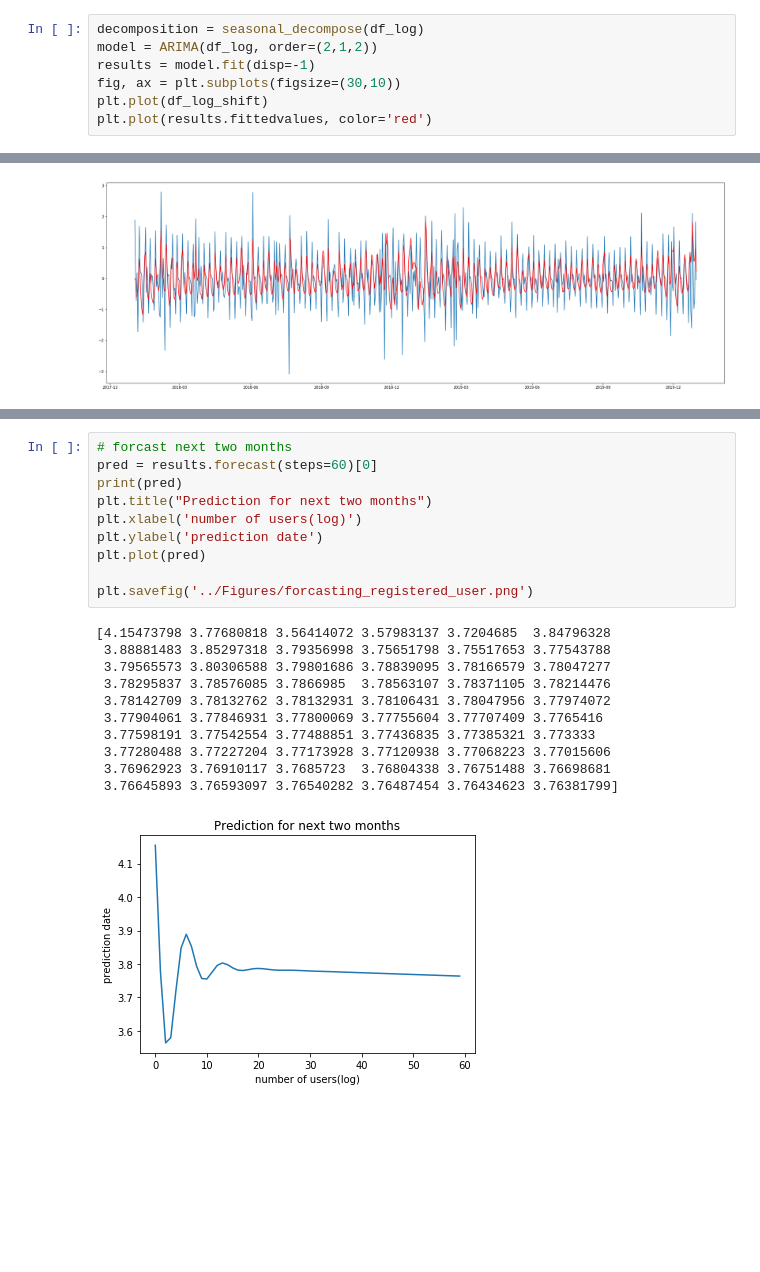
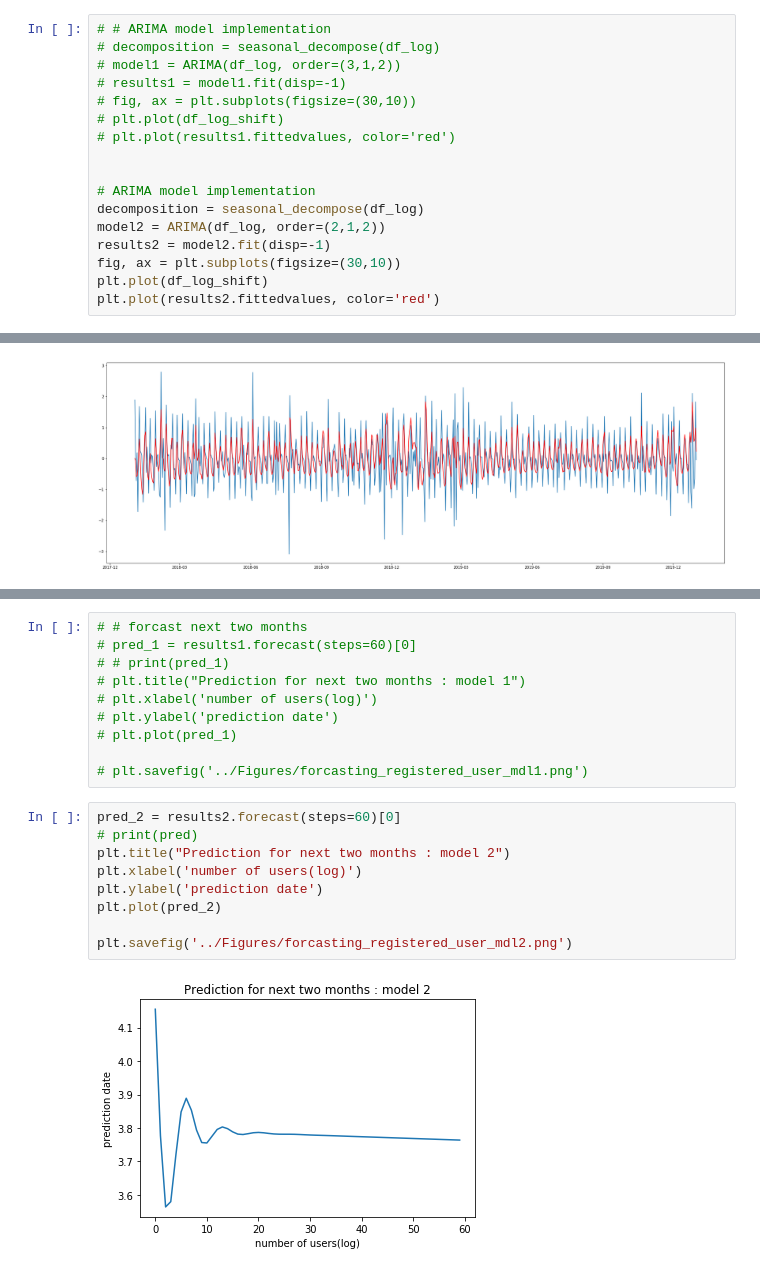
Before and after one commit to HMMJ-1991/bike-sharing, a Jupyter notebook: scripts/demand_by_member_type.ipynb, the cells around one changed output, grey strips where cells are left out. Cells and saved outputs as stored; diff of their text form; blank space fills up the shorter version.

```diff
--- a/scripts/demand_by_member_type.ipynb
+++ b/scripts/demand_by_member_type.ipynb
@@ -131,10 +96,20 @@ date
 # %%
+# # ARIMA model implementation
+# decomposition = seasonal_decompose(df_log)
+# model1 = ARIMA(df_log, order=(3,1,2))
+# results1 = model1.fit(disp=-1)
+# fig, ax = plt.subplots(figsize=(30,10))
+# plt.plot(df_log_shift)
+# plt.plot(results1.fittedvalues, color='red')
+
+
+# ARIMA model implementation
 decomposition = seasonal_decompose(df_log)
-model = ARIMA(df_log, order=(2,1,2))
-results = model.fit(disp=-1)
+model2 = ARIMA(df_log, order=(2,1,2))
+results2 = model2.fit(disp=-1)
 fig, ax = plt.subplots(figsize=(30,10))
 plt.plot(df_log_shift)
-plt.plot(results.fittedvalues, color='red')
+plt.plot(results2.fittedvalues, color='red')
 # %% [output]
 [<matplotlib.lines.Line2D at 0x...>]
 [figure]
@@ -173,27 +145,26 @@ test_regular = test_regular.drop(['date'], axis=1)
 # get log value for stationarity
 test_df_log = np.log(test_df)
 # %%
-# forcast next two months
-pred = results.forecast(steps=60)[0]
-print(pred)
-plt.title("Prediction for next two months")
-plt.xlabel('number of users(log)')
-plt.ylabel('prediction date')
-plt.plot(pred)
+# # forcast next two months
+# pred_1 = results1.forecast(steps=60)[0]
+# # print(pred_1)
+# plt.title("Prediction for next two months : model 1")
+# plt.xlabel('number of users(log)')
+# plt.ylabel('prediction date')
+# plt.plot(pred_1)
 
-plt.savefig('../Figures/forcasting_registered_user.png')
+# plt.savefig('../Figures/forcasting_registered_user_mdl1.png')
-# %% [output]
-[4.15473798 3.77680818 3.56414072 3.57983137 3.7204685  3.84796328
- 3.88881483 3.85297318 3.79356998 3.75651798 3.75517653 3.77543788
- 3.79565573 3.80306588 3.79801686 3.78839095 3.78166579 3.78047277
- 3.78295837 3.78576085 3.7866985  3.78563107 3.78371105 3.78214476
- 3.78142709 3.78132762 3.78132931 3.78106431 3.78047956 3.77974072
- 3.77904061 3.77846931 3.77800069 3.77755604 3.77707409 3.7765416
- 3.77598191 3.77542554 3.77488851 3.77436835 3.77385321 3.773333
- 3.77280488 3.77227204 3.77173928 3.77120938 3.77068223 3.77015606
- 3.76962923 3.76910117 3.7685723  3.76804338 3.76751488 3.76698681
- 3.76645893 3.76593097 3.76540282 3.76487454 3.76434623 3.76381799]
-[figure, removed]
+# %%
+pred_2 = results2.forecast(steps=60)[0]
+# print(pred)
+plt.title("Prediction for next two months : model 2")
+plt.xlabel('number of users(log)')
+plt.ylabel('prediction date')
+plt.plot(pred_2)
+
+plt.savefig('../Figures/forcasting_registered_user_mdl2.png')
+# %% [output]
+[figure, added]
 # %%
 # plot actual data for next two month
 plt.xlabel('Date')
```
Also changed, not shown: parts of 15 cells of this notebook.
